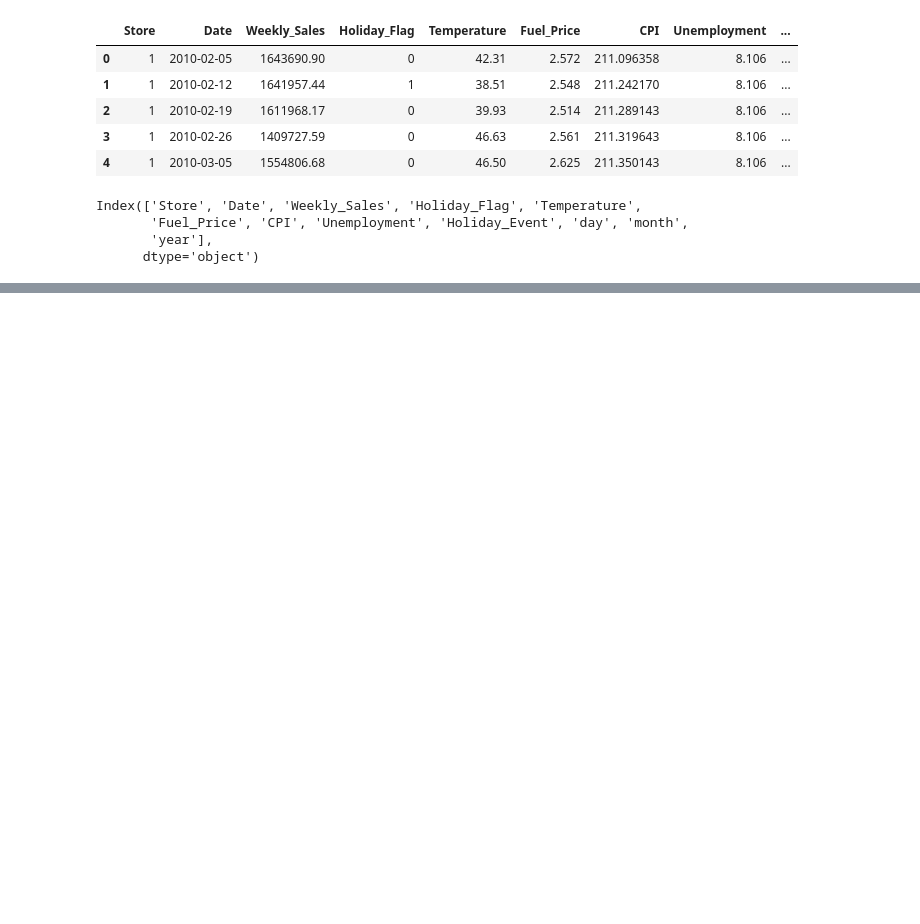
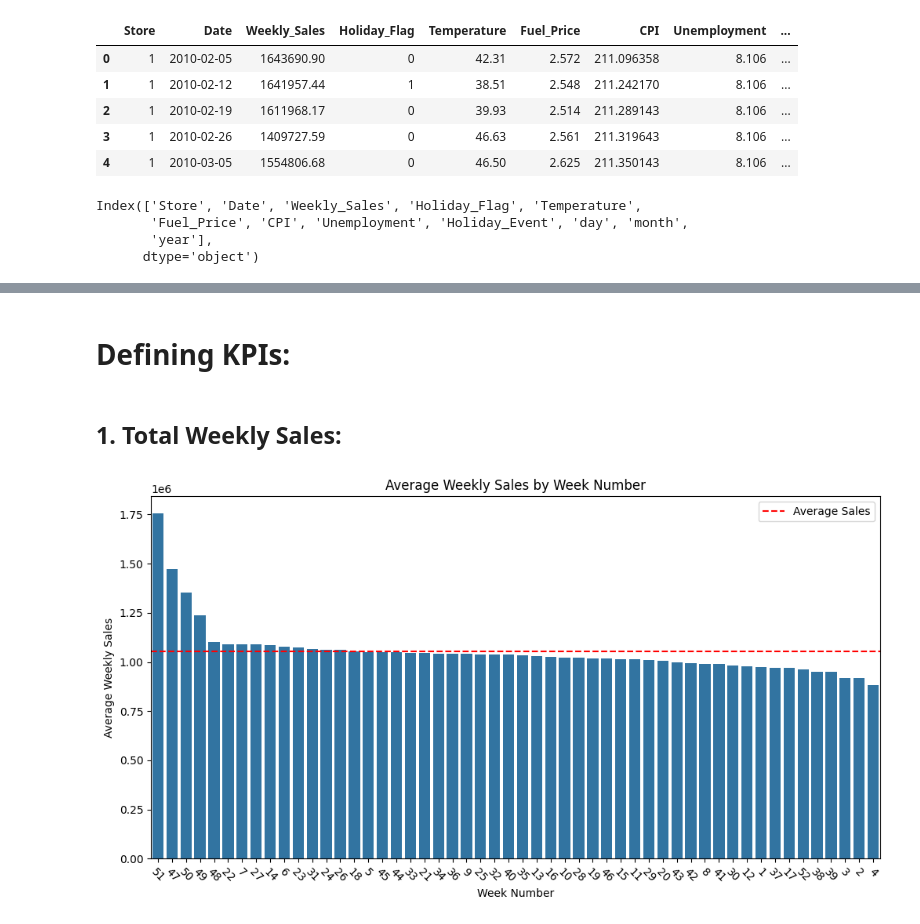
Before and after one commit to bdk-333/Walmart-Sales-Analysis, a Jupyter notebook: notebooks/03_kpi_definition_calculation.ipynb, the cells around one changed output, grey strips where cells are left out. Drawn from its saved outputs; the diff is of its cells as text; code cells hidden in the pictures; blank space fills up the shorter version.

```diff
--- a/notebooks/03_kpi_definition_calculation.ipynb
+++ b/notebooks/03_kpi_definition_calculation.ipynb
@@ -18,3 +22,12 @@ Index(['Store', 'Date', 'Weekly_Sales', 'Holiday_Flag', 'Temperature',
        'Fuel_Price', 'CPI', 'Unemployment', 'Holiday_Event', 'day', 'month',
        'year'],
       dtype='object')
+# %%
+df['Date'] = pd.to_datetime(df['Date'])
+
+# Week of month calculation
+df['week_of_month'] = df['Date'].apply(lambda d: min((d.day - 1) // 7 + 1, 4))
+df['week_number'] = df['Date'].dt.isocalendar().week
+
+# Example: see the first few
+df[['Date', 'week_of_month', 'week_number']].head()
@@ -20,0 +41,18 @@ Index(['Store', 'Date', 'Weekly_Sales', 'Holiday_Flag', 'Temperature',
+# %% [markdown]
+# Defining KPIs:
+# %% [markdown]
+## 1. Total Weekly Sales:
+# %%
+sales_per_week = df.groupby(['week_number'])['Weekly_Sales'].mean().round(3).sort_values(ascending=False).reset_index()
+# %%
+plt.figure(figsize=(12, 6))
+sns.barplot(x='week_number', y='Weekly_Sales', data=sales_per_week, order=sales_per_week['week_number'])
+plt.title('Average Weekly Sales by Week Number')
+plt.xlabel('Week Number')
+plt.ylabel('Average Weekly Sales')
+plt.xticks(rotation=-45)
+plt.axhline(y=sales_per_week['Weekly_Sales'].mean(), color='r', linestyle='--', label='Average Sales')
+plt.legend()
+plt.show()
+# %% [output]
+[figure, added]
```
Also changed, not shown: parts of 6 cells of this notebook.
